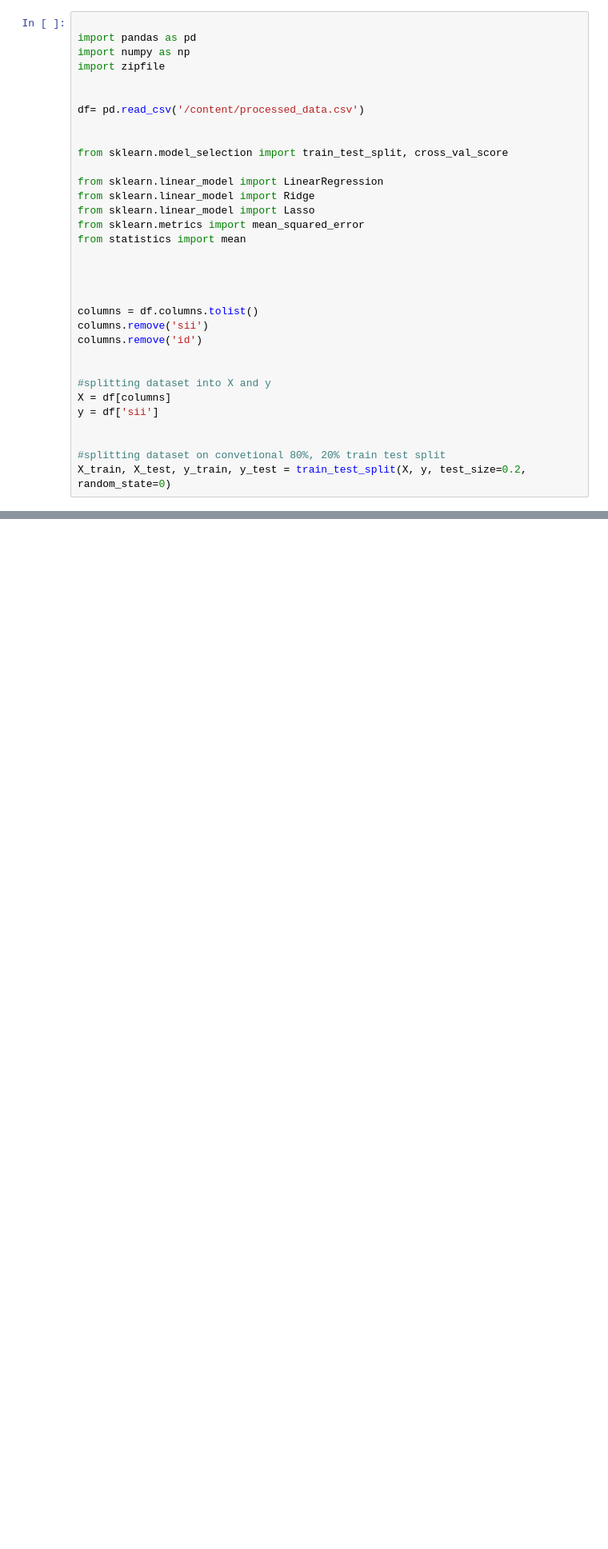
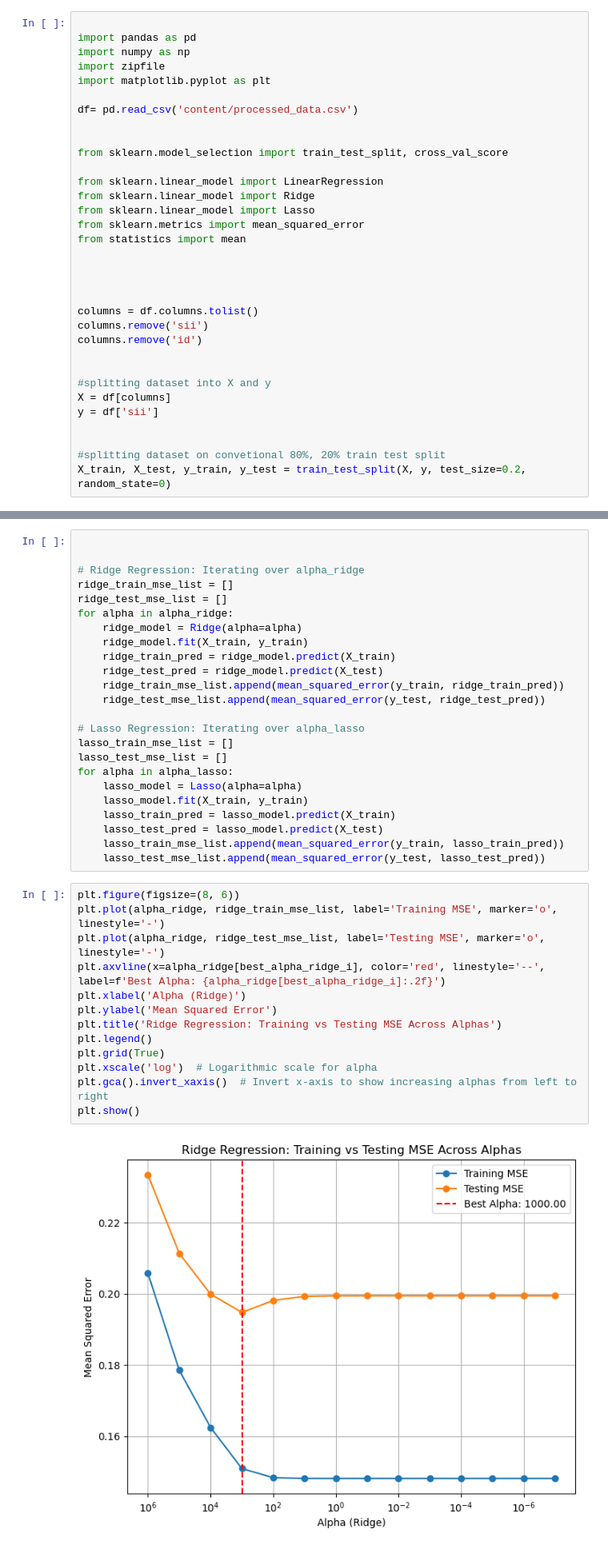
Before and after one commit to k3liang/Problematic-Internet-Use-Predictor, a Jupyter notebook: Models.ipynb, the cells around one changed output, grey strips where cells are left out. Shown: that part at 80% size. Saved outputs shown, nothing was run; the diff lists cells and outputs as text; blank space fills up the shorter version.

Commit message:
added graph for ridge regression

```diff
--- a/Models.ipynb
+++ b/Models.ipynb
@@ -3,9 +3,9 @@
 import pandas as pd
 import numpy as np
 import zipfile
+import matplotlib.pyplot as plt
 
-
-df= pd.read_csv('/content/processed_data.csv')
+df= pd.read_csv('content/processed_data.csv')
 
 
 from sklearn.model_selection import train_test_split, cross_val_score
@@ -101,0 +105,39 @@ alpha_lasso 0.01 crossval 29.728104204913937
+# %%
+
+
+# Ridge Regression: Iterating over alpha_ridge
+ridge_train_mse_list = []
+ridge_test_mse_list = []
+for alpha in alpha_ridge:
+    ridge_model = Ridge(alpha=alpha)
+    ridge_model.fit(X_train, y_train)
+    ridge_train_pred = ridge_model.predict(X_train)
+    ridge_test_pred = ridge_model.predict(X_test)
+    ridge_train_mse_list.append(mean_squared_error(y_train, ridge_train_pred))
+    ridge_test_mse_list.append(mean_squared_error(y_test, ridge_test_pred))
+
+# Lasso Regression: Iterating over alpha_lasso
+lasso_train_mse_list = []
+lasso_test_mse_list = []
+for alpha in alpha_lasso:
+    lasso_model = Lasso(alpha=alpha)
+    lasso_model.fit(X_train, y_train)
+    lasso_train_pred = lasso_model.predict(X_train)
+    lasso_test_pred = lasso_model.predict(X_test)
+    lasso_train_mse_list.append(mean_squared_error(y_train, lasso_train_pred))
+    lasso_test_mse_list.append(mean_squared_error(y_test, lasso_test_pred))
+# %%
+plt.figure(figsize=(8, 6))
+plt.plot(alpha_ridge, ridge_train_mse_list, label='Training MSE', marker='o', linestyle='-')
+plt.plot(alpha_ridge, ridge_test_mse_list, label='Testing MSE', marker='o', linestyle='-')
+plt.axvline(x=alpha_ridge[best_alpha_ridge_i], color='red', linestyle='--', label=f'Best Alpha: {alpha_ridge[best_alpha_ridge_i]:.2f}')
+plt.xlabel('Alpha (Ridge)')
+plt.ylabel('Mean Squared Error')
+plt.title('Ridge Regression: Training vs Testing MSE Across Alphas')
+plt.legend()
+plt.grid(True)
+plt.xscale('log')  # Logarithmic scale for alpha
+plt.gca().invert_xaxis()  # Invert x-axis to show increasing alphas from left to right
+plt.show()
+# %% [output]
+[figure, added]
```
Also changed, not shown: parts of 3 cells of this notebook.
